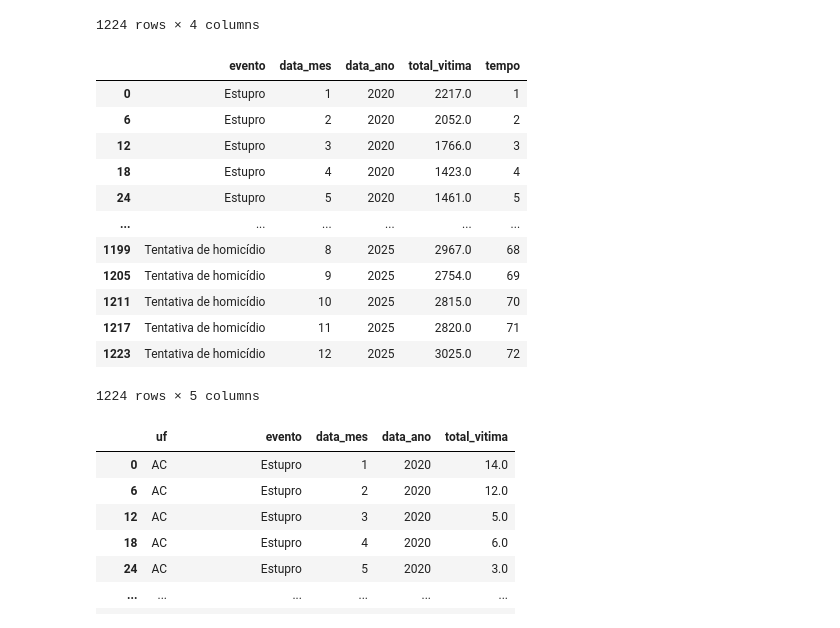
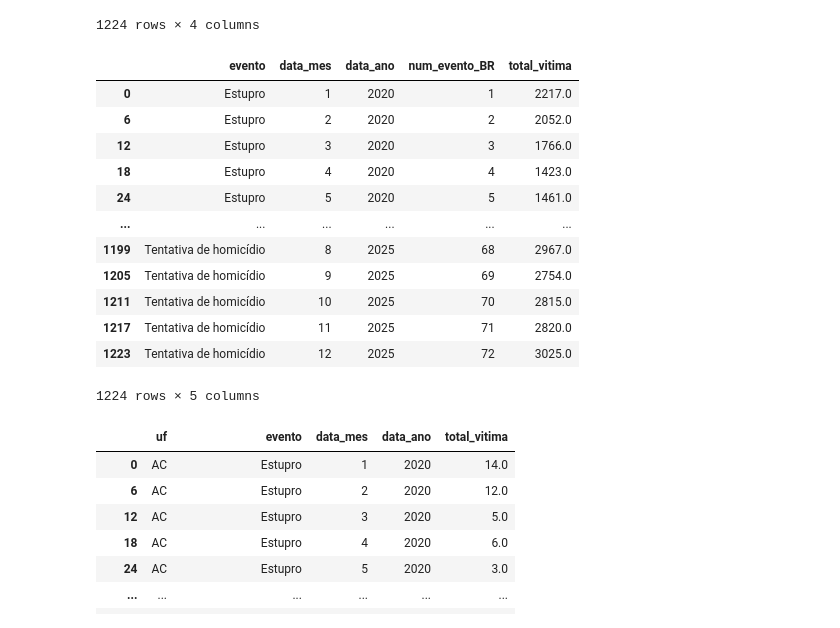
Before and after one commit to Marcelo-Silvestre/MVP_Machine_Learning_Analytics_PUCRIO_40530010056_20260_01, a Jupyter notebook: Notebooks/MVP_Machine_Learning_Previsao_Ocorrencias_Criminais_2.ipynb, the cells around one changed output. Cells and saved outputs as stored; diff of their text form; code cells hidden in the pictures.

```diff
--- a/Notebooks/MVP_Machine_Learning_Previsao_Ocorrencias_Criminais_2.ipynb
+++ b/Notebooks/MVP_Machine_Learning_Previsao_Ocorrencias_Criminais_2.ipynb
@@ -106,24 +106,22 @@ df_vitimas_BR
 | 1223 | Tentativa de homicídio | 12 | 2025 | 3025.0 |
 1224 rows × 4 columns
 # %%
-df_vitimas_BR['tempo'] = (
-      (df_vitimas_BR['data_ano'] - 2020) * 12
-          + df_vitimas_BR['data_mes']
-          )
+df_vitimas_BR['num_evento_BR'] = ((df_vitimas_BR['data_ano'] - 2020) * 12+ df_vitimas_BR['data_mes'])
+df_vitimas_BR = df_vitimas_BR[['evento', 'data_mes', 'data_ano', 'num_evento_BR', 'total_vitima']]
 df_vitimas_BR
 # %% [output]
-|  | evento | data_mes | data_ano | total_vitima | tempo |
-| 0 | Estupro | 1 | 2020 | 2217.0 | 1 |
-| 6 | Estupro | 2 | 2020 | 2052.0 | 2 |
-| 12 | Estupro | 3 | 2020 | 1766.0 | 3 |
-| 18 | Estupro | 4 | 2020 | 1423.0 | 4 |
-| 24 | Estupro | 5 | 2020 | 1461.0 | 5 |
+|  | evento | data_mes | data_ano | num_evento_BR | total_vitima |
+| 0 | Estupro | 1 | 2020 | 1 | 2217.0 |
+| 6 | Estupro | 2 | 2020 | 2 | 2052.0 |
+| 12 | Estupro | 3 | 2020 | 3 | 1766.0 |
+| 18 | Estupro | 4 | 2020 | 4 | 1423.0 |
+| 24 | Estupro | 5 | 2020 | 5 | 1461.0 |
 | ... | ... | ... | ... | ... | ... |
-| 1199 | Tentativa de homicídio | 8 | 2025 | 2967.0 | 68 |
-| 1205 | Tentativa de homicídio | 9 | 2025 | 2754.0 | 69 |
-| 1211 | Tentativa de homicídio | 10 | 2025 | 2815.0 | 70 |
-| 1217 | Tentativa de homicídio | 11 | 2025 | 2820.0 | 71 |
-| 1223 | Tentativa de homicídio | 12 | 2025 | 3025.0 | 72 |
+| 1199 | Tentativa de homicídio | 8 | 2025 | 68 | 2967.0 |
+| 1205 | Tentativa de homicídio | 9 | 2025 | 69 | 2754.0 |
+| 1211 | Tentativa de homicídio | 10 | 2025 | 70 | 2815.0 |
+| 1217 | Tentativa de homicídio | 11 | 2025 | 71 | 2820.0 |
+| 1223 | Tentativa de homicídio | 12 | 2025 | 72 | 3025.0 |
 1224 rows × 5 columns
 # %%
 #Base de dados para a previsão do índice do tipo criminalem 2026 em cada UF
```
Also changed, not shown: parts of 1 cell of this notebook.
